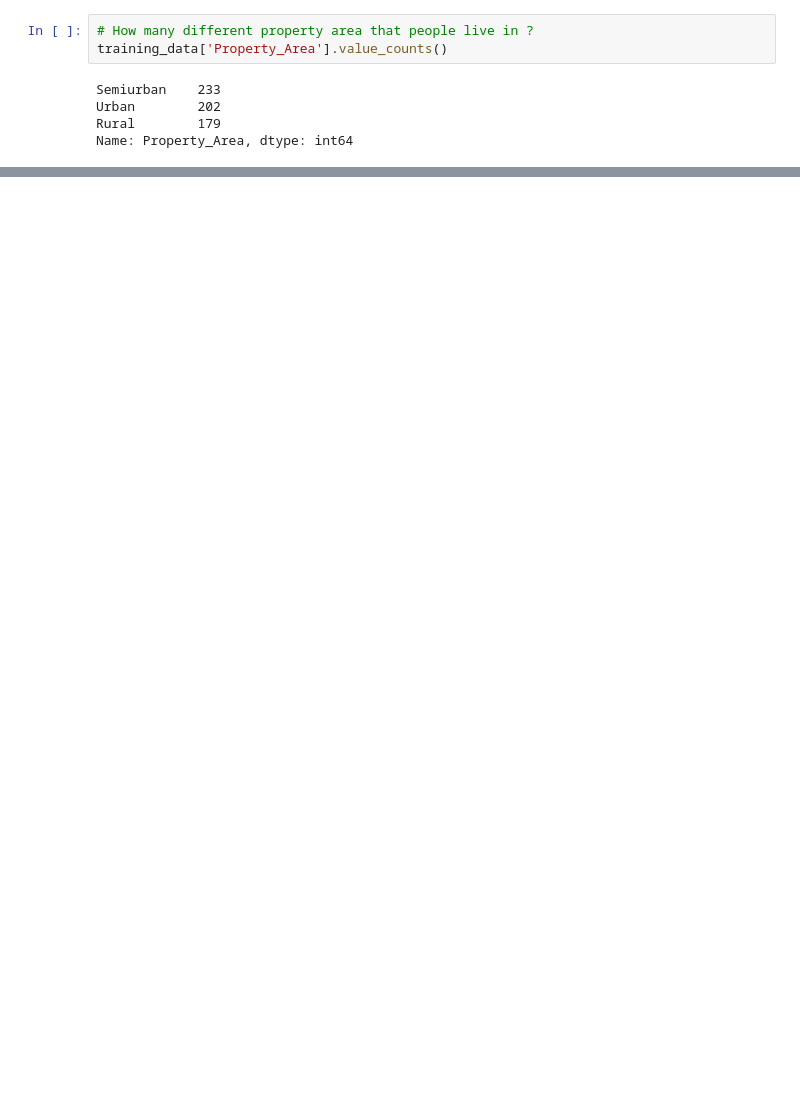
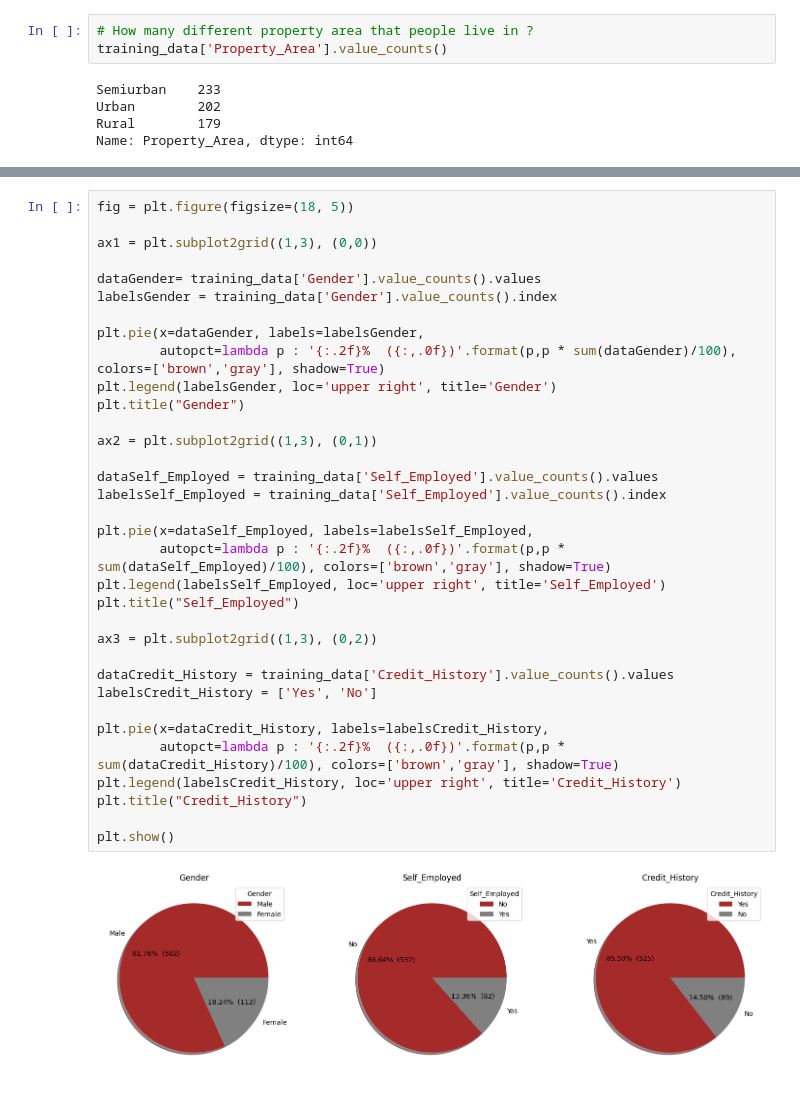
Before and after one commit to Akshay-Paunikar/Loan_Prediction_ML, a Jupyter notebook: project/notebook/Loan_Prediction.ipynb, the cells around one changed output, grey strips where cells are left out. Drawn from its saved outputs; the diff is of its cells as text; blank space fills up the shorter version.

```diff
--- a/project/notebook/Loan_Prediction.ipynb
+++ b/project/notebook/Loan_Prediction.ipynb
@@ -546,0 +536,36 @@ Text(0.5, 1.0, 'labelsProperty_Area')
+# %%
+fig = plt.figure(figsize=(18, 5))
+
+ax1 = plt.subplot2grid((1,3), (0,0))
+
+dataGender= training_data['Gender'].value_counts().values
+labelsGender = training_data['Gender'].value_counts().index
+
+plt.pie(x=dataGender, labels=labelsGender,
+        autopct=lambda p : '{:.2f}%  ({:,.0f})'.format(p,p * sum(dataGender)/100), colors=['brown','gray'], shadow=True)
+plt.legend(labelsGender, loc='upper right', title='Gender')
+plt.title("Gender")
+
+ax2 = plt.subplot2grid((1,3), (0,1))
+
+dataSelf_Employed = training_data['Self_Employed'].value_counts().values
+labelsSelf_Employed = training_data['Self_Employed'].value_counts().index
+
+plt.pie(x=dataSelf_Employed, labels=labelsSelf_Employed,
+        autopct=lambda p : '{:.2f}%  ({:,.0f})'.format(p,p * sum(dataSelf_Employed)/100), colors=['brown','gray'], shadow=True)
+plt.legend(labelsSelf_Employed, loc='upper right', title='Self_Employed')
+plt.title("Self_Employed")
+
+ax3 = plt.subplot2grid((1,3), (0,2))
+
+dataCredit_History = training_data['Credit_History'].value_counts().values
+labelsCredit_History = ['Yes', 'No']
+
+plt.pie(x=dataCredit_History, labels=labelsCredit_History,
+        autopct=lambda p : '{:.2f}%  ({:,.0f})'.format(p,p * sum(dataCredit_History)/100), colors=['brown','gray'], shadow=True)
+plt.legend(labelsCredit_History, loc='upper right', title='Credit_History')
+plt.title("Credit_History")
+
+plt.show()
+# %% [output]
+[figure, added]
```
Also changed, not shown: parts of 23 cells of this notebook.
